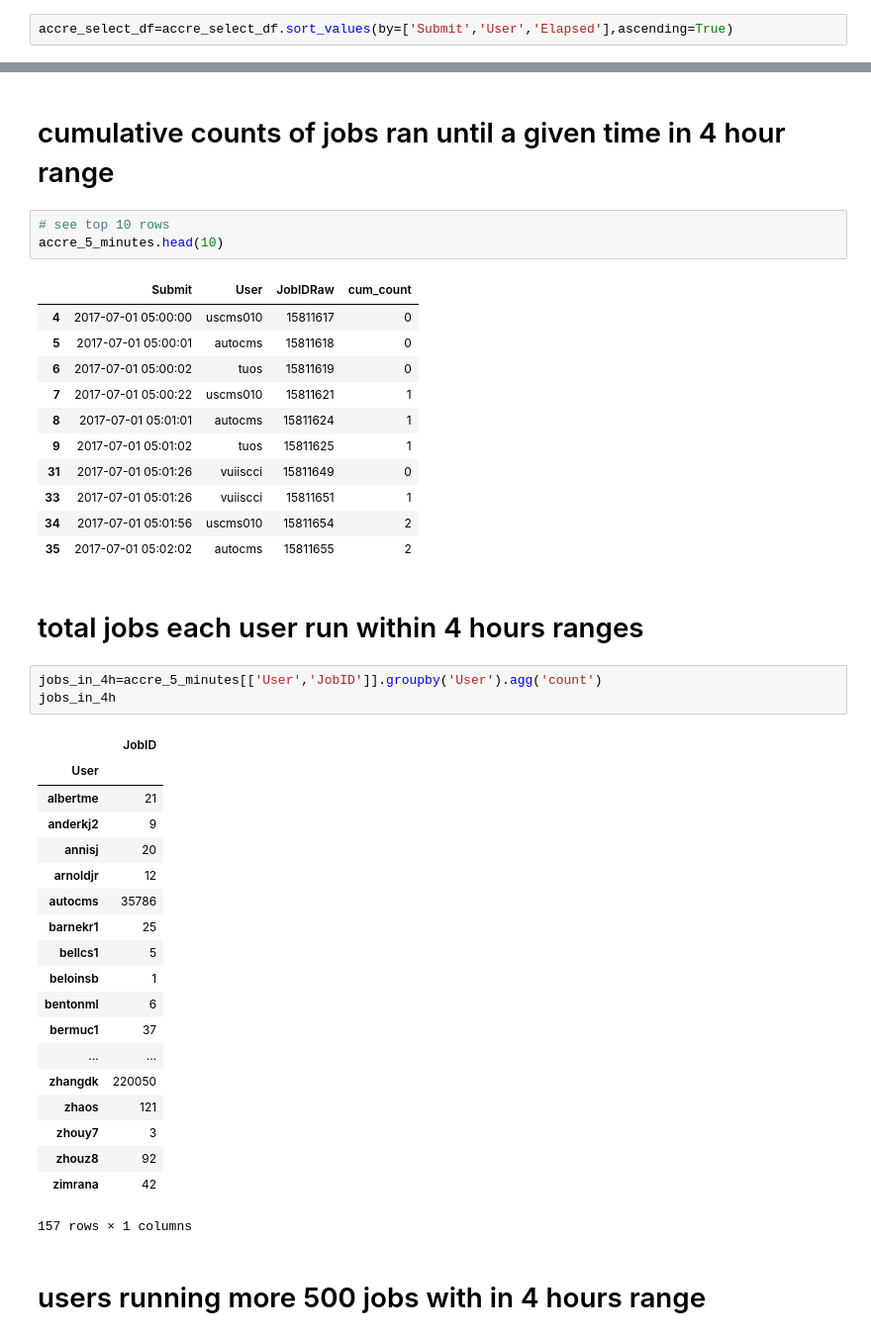
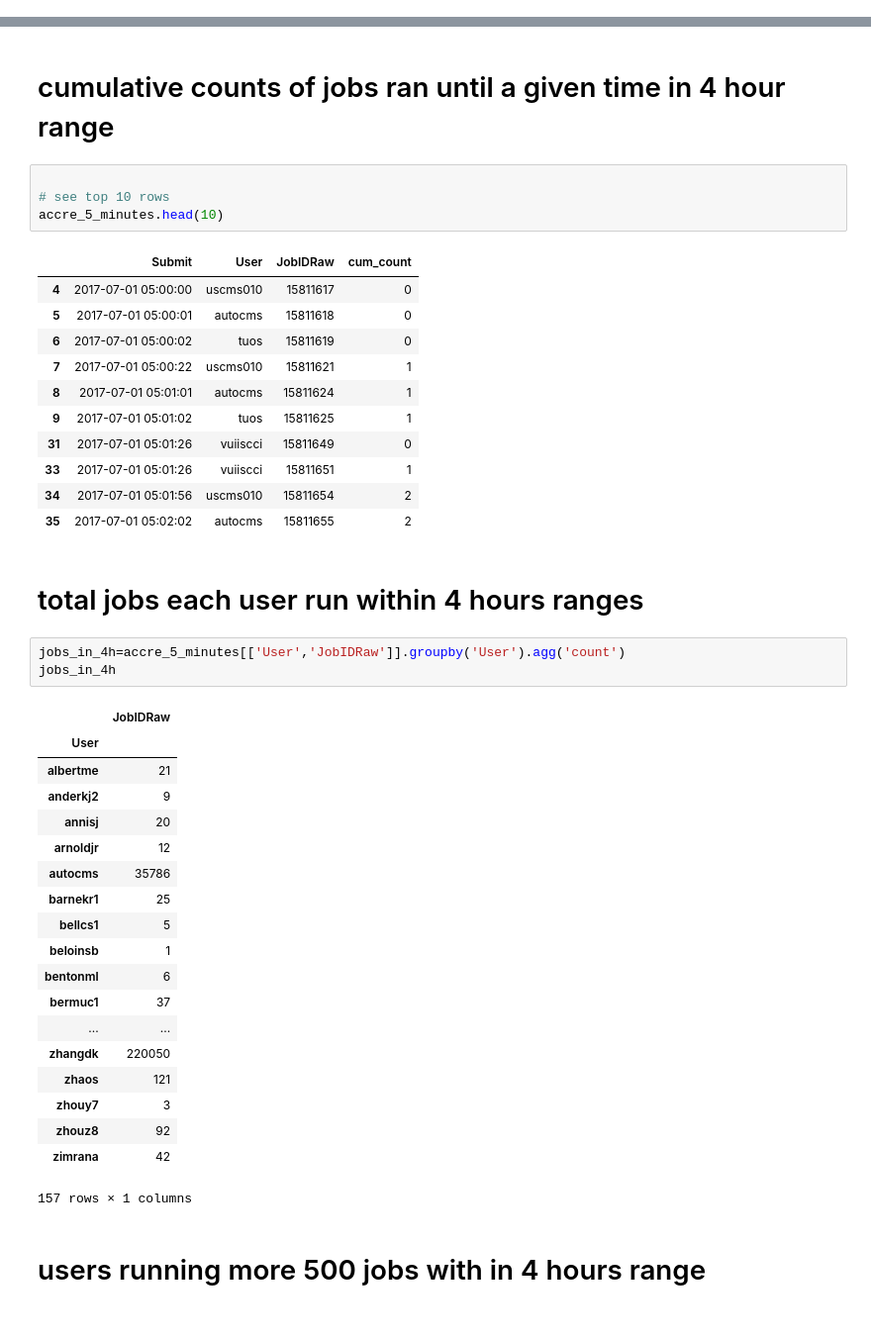
Before and after one commit to asidamo/Analysis-of-Job-Logs, a Jupyter notebook: Q2_AmanuelAccre.ipynb, the cells around one changed output, grey strips where cells are left out. Shown at 99% size. Cells and saved outputs as stored; diff of their text form.

```diff
--- a/Q2_AmanuelAccre.ipynb
+++ b/Q2_AmanuelAccre.ipynb
@@ -100,5 +100,3 @@ accre_select_df.head()
 | 4 | 2017-07-01 05:00:00 | uscms010 | 15811617 | 0 days 00:00:10 |
 # %% [markdown]
 # sort the the accre_select_df by Elapsed time and user name in ascending order.
-# %%
-accre_select_df=accre_select_df.sort_values(by=['Submit','User','Elapsed'],ascending=True)
@@ -215,6 +204,7 @@ See the caveats in the documentation: http://pandas.pydata.org/pandas-docs/stabl
 # %% [markdown]
 # cumulative counts of  jobs ran until a given time in 4 hour range
 # %%
+
 # see top 10 rows
 accre_5_minutes.head(10)
 # %% [output]
@@ -232,10 +222,10 @@ accre_5_minutes.head(10)
 # %% [markdown]
 # total jobs each user run within 4 hours ranges
 # %%
-jobs_in_4h=accre_5_minutes[['User','JobID']].groupby('User').agg('count')
+jobs_in_4h=accre_5_minutes[['User','JobIDRaw']].groupby('User').agg('count')
 jobs_in_4h
 # %% [output]
-|  | JobID |
+|  | JobIDRaw |
 | User |  |
 | albertme | 21 |
 | anderkj2 | 9 |
```
Also changed, not shown: parts of 7 cells of this notebook.
